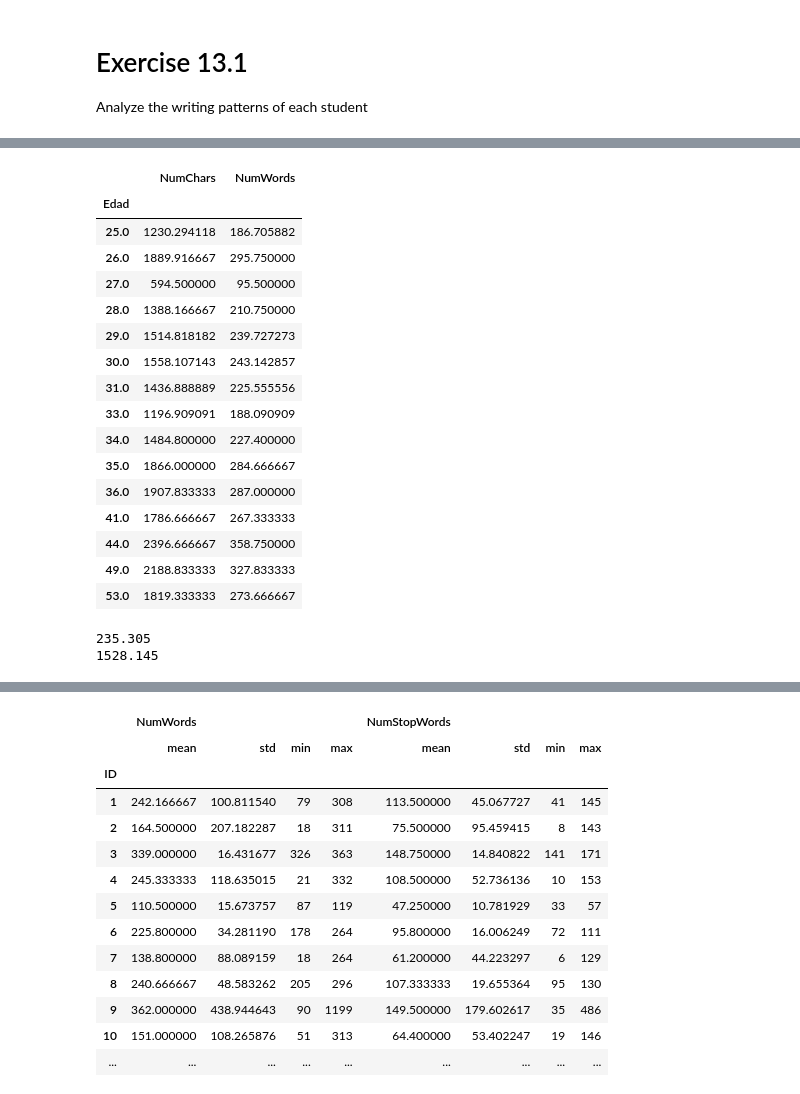
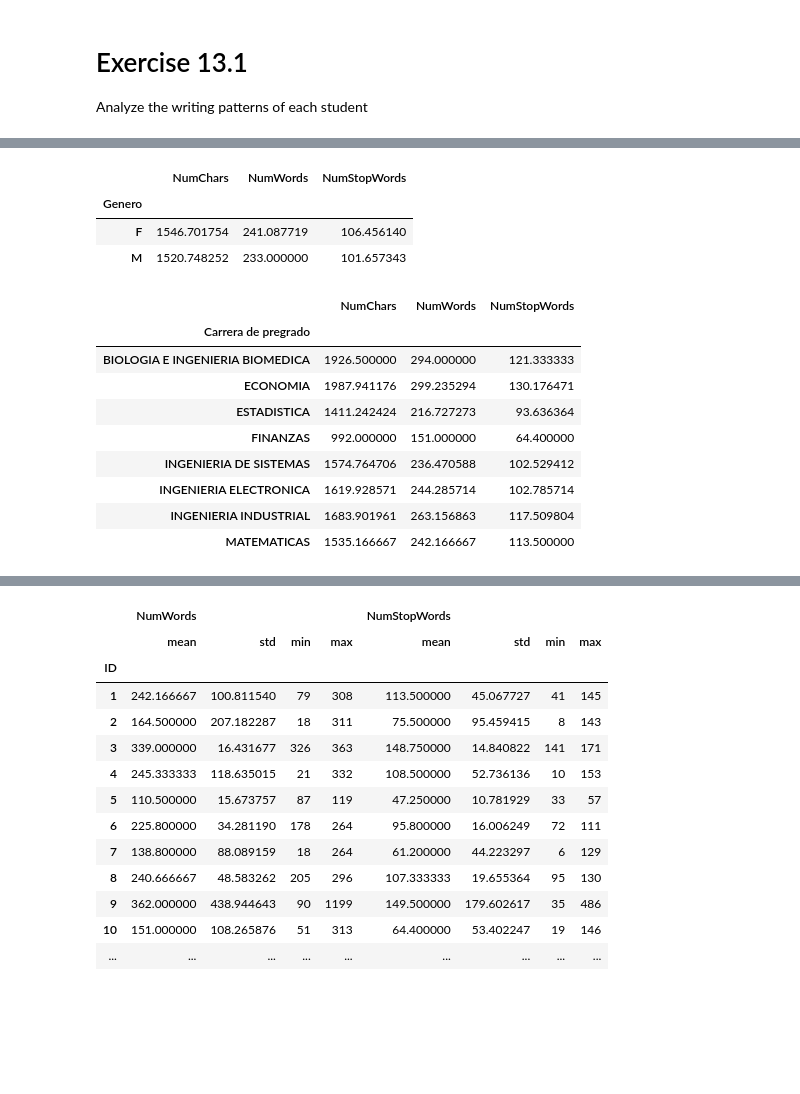
Before and after one commit to zerodarkzone/AdvancedMethodsDataAnalysisClassGrupo4202119, a Jupyter notebook: Exercises/E13-ClassHomeworksAnalysis.ipynb, the cells around one changed output, grey strips where cells are left out. Drawn from its saved outputs; the diff is of its cells as text; code cells hidden in the pictures; blank space fills up the shorter version.

```diff
--- a/Exercises/E13-ClassHomeworksAnalysis.ipynb
+++ b/Exercises/E13-ClassHomeworksAnalysis.ipynb
@@ -101,29 +66,3 @@ df.groupby('Carrera de pregrado').agg({'NumChars':'mean','NumWords':'mean'})
-# %%
-df.groupby('Edad').agg({'NumChars':'mean','NumWords':'mean'})
-# %% [output]
-|  | NumChars | NumWords |
-| Edad |  |  |
-| 25.0 | 1230.294118 | 186.705882 |
-| 26.0 | 1889.916667 | 295.750000 |
-| 27.0 | 594.500000 | 95.500000 |
-| 28.0 | 1388.166667 | 210.750000 |
-| 29.0 | 1514.818182 | 239.727273 |
-| 30.0 | 1558.107143 | 243.142857 |
-| 31.0 | 1436.888889 | 225.555556 |
-| 33.0 | 1196.909091 | 188.090909 |
-| 34.0 | 1484.800000 | 227.400000 |
-| 35.0 | 1866.000000 | 284.666667 |
-| 36.0 | 1907.833333 | 287.000000 |
-| 41.0 | 1786.666667 | 267.333333 |
-| 44.0 | 2396.666667 | 358.750000 |
-| 49.0 | 2188.833333 | 327.833333 |
-| 53.0 | 1819.333333 | 273.666667 |
-# %%
-print( df.NumWords.mean() )
-print( df.NumChars.mean() )
-# %% [output]
-235.305
-1528.145
 # %%
 import nltk
 stopwords = nltk.corpus.stopwords.words(['english','spanish'])
@@ -137,3 +76,34 @@ df.head()
 | 0 | 1 | M | MATEMATICAS | Estudio de mercados | 30.0 | Los arboles decisión herramienta ... | 1949 | 308 | ... |
 | 0 | 1 | M | MATEMATICAS | Estudio de mercados | 30.0 | Al proponer método realizar predi... | 1989 | 303 | ... |
 | 0 | 1 | M | MATEMATICAS | Estudio de mercados | 30.0 | Durante desarrollo soluciones den... | 1913 | 307 | ... |
+# %%
+df.groupby('Genero').agg({'NumChars':'mean','NumWords':'mean','NumStopWords':'mean'})
+# %% [output]
+|  | NumChars | NumWords | NumStopWords |
+| Genero |  |  |  |
+| F | 1546.701754 | 241.087719 | 106.456140 |
+| M | 1520.748252 | 233.000000 | 101.657343 |
+# %%
+df['Carrera de pregrado'] = (df['Carrera de pregrado'].str.upper().str.normalize("NFKD")
+                             .str.encode("ASCII", errors='ignore').str.decode("UTF-8"))
+
+carreras = {"ECONOMISTA":"ECONOMIA",
+           "ING. ELECTRONICA":"INGENIERIA ELECTRONICA",
+           "INGENIERA DE SISTEMAS":"INGENIERIA DE SISTEMAS",
+           "INGENIERIA INDISTRIAL, ADMON NEG INTERNACIONALES":"INGENIERIA INDUSTRIAL",
+           "INGENIERIA INDUSTRIAL Y ECONOMIA":"INGENIERIA INDUSTRIAL"}
+
+df['Carrera de pregrado'] = df['Carrera de pregrado'].replace(carreras)
+
+df.groupby('Carrera de pregrado').agg({'NumChars':'mean','NumWords':'mean','NumStopWords':'mean'})
+# %% [output]
+|  | NumChars | NumWords | NumStopWords |
+| Carrera de pregrado |  |  |  |
+| BIOLOGIA E INGENIERIA BIOMEDICA | 1926.500000 | 294.000000 | 121.333333 |
+| ECONOMIA | 1987.941176 | 299.235294 | 130.176471 |
+| ESTADISTICA | 1411.242424 | 216.727273 | 93.636364 |
+| FINANZAS | 992.000000 | 151.000000 | 64.400000 |
+| INGENIERIA DE SISTEMAS | 1574.764706 | 236.470588 | 102.529412 |
+| INGENIERIA ELECTRONICA | 1619.928571 | 244.285714 | 102.785714 |
+| INGENIERIA INDUSTRIAL | 1683.901961 | 263.156863 | 117.509804 |
+| MATEMATICAS | 1535.166667 | 242.166667 | 113.500000 |
```
Also changed, not shown: parts of 12 cells of this notebook.
